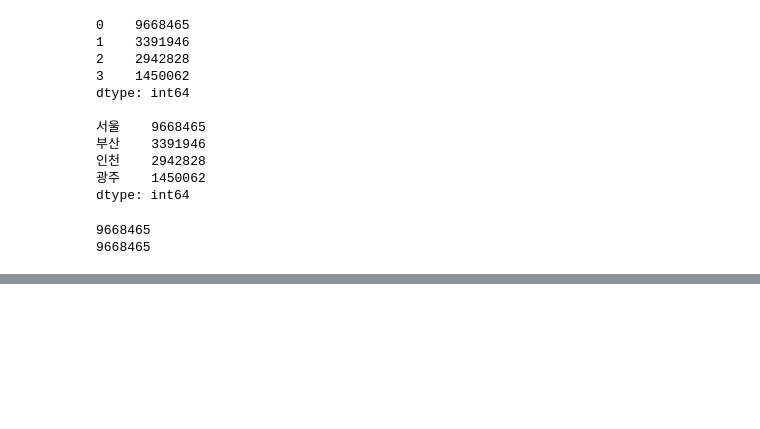
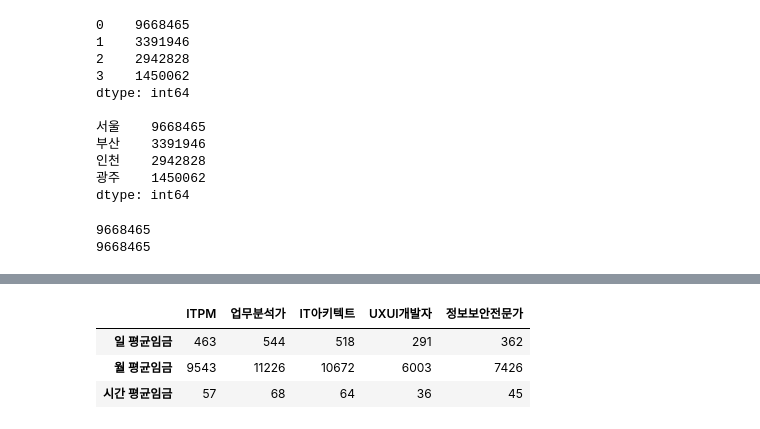
Before and after one commit to Rangbit/Python_study, a Jupyter notebook: Python Library/2.Pandas Library.ipynb, the cells around one changed output, grey strips where cells are left out. Saved outputs shown, nothing was run; the diff lists cells and outputs as text; code cells hidden in the pictures; blank space fills up the shorter version.

```diff
--- a/Python Library/2.Pandas Library.ipynb
+++ b/Python Library/2.Pandas Library.ipynb
@@ -51,0 +395,7 @@ print(pop[0])
+# %%
+df2
+# %% [output]
+|  | ITPM | 업무분석가 | IT아키텍트 | UXUI개발자 | 정보보안전문가 |
+| 일 평균임금 | 463 | 544 | 518 | 291 | 362 |
+| 월 평균임금 | 9543 | 11226 | 10672 | 6003 | 7426 |
+| 시간 평균임금 | 57 | 68 | 64 | 36 | 45 |
```
Also changed, not shown: parts of 44 cells of this notebook, 1 other file.
